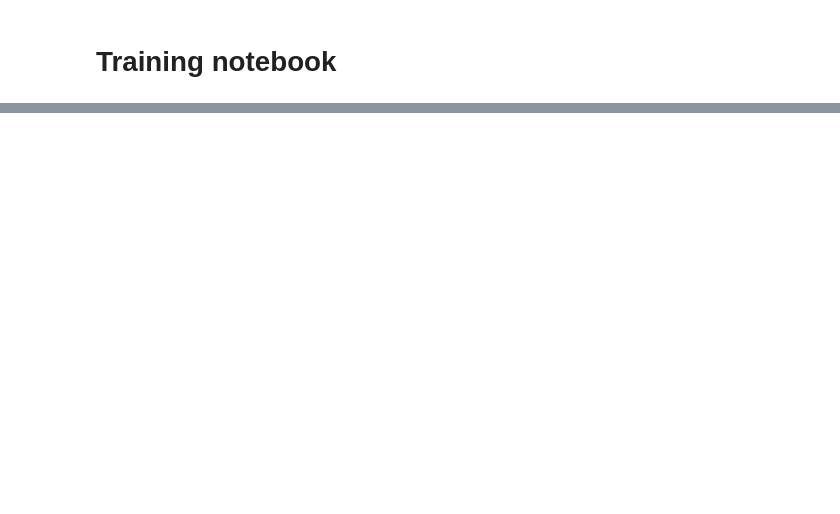
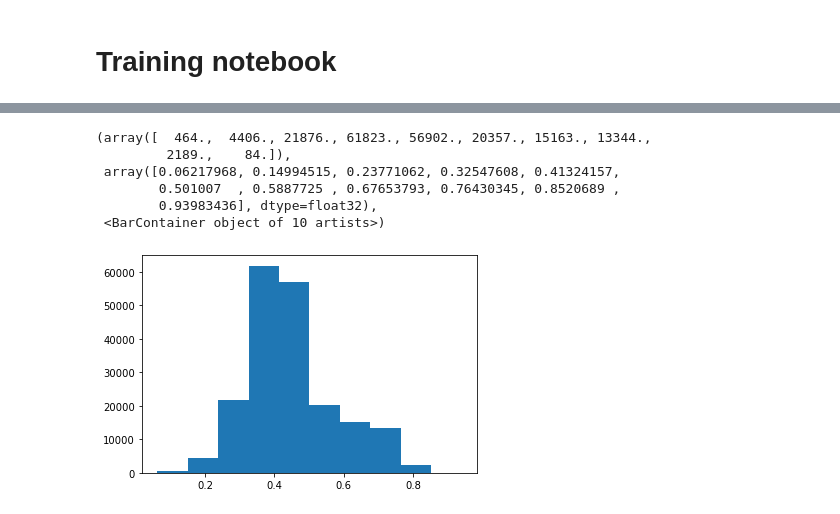
Before and after one commit to hugoartigas/pix2pix, a Jupyter notebook: train.ipynb, the cells around one changed output, grey strips where cells are left out. Drawn from its saved outputs; the diff is of its cells as text; code cells hidden in the pictures; blank space fills up the shorter version.

```diff
--- a/train.ipynb
+++ b/train.ipynb
@@ -30,0 +45,10 @@ TypeError: forward() got an unexpected keyword argument 'training'
+# %%
+utils.plt.hist(0.5 * prediction[0].detach().cpu().numpy().flatten() + 0.5)
+# %% [output]
+(array([  464.,  4406., 21876., 61823., 56902., 20357., 15163., 13344.,
+         2189.,    84.]),
+ array([0.06217968, 0.14994515, 0.23771062, 0.32547608, 0.41324157,
+        0.501007  , 0.5887725 , 0.67653793, 0.76430345, 0.8520689 ,
+        0.93983436], dtype=float32),
+ <BarContainer object of 10 artists>)
+[figure, added]
```
Also changed, not shown: parts of 5 cells of this notebook, 2 other files.
